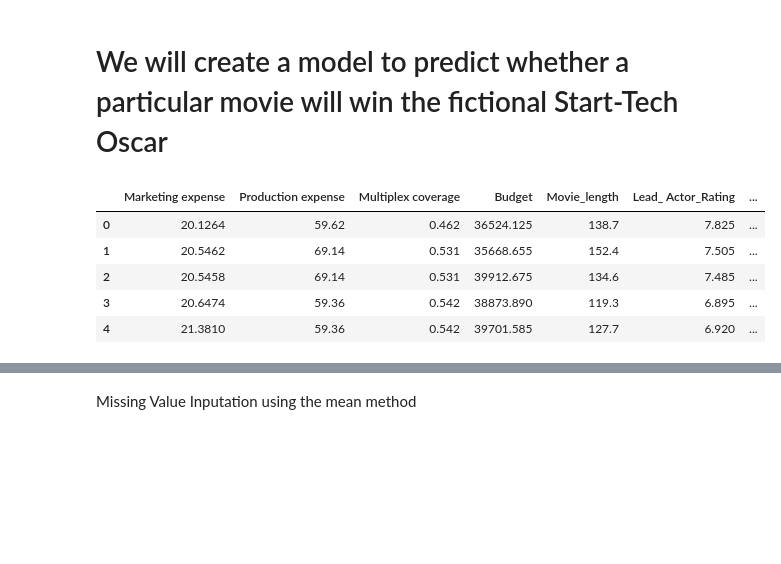
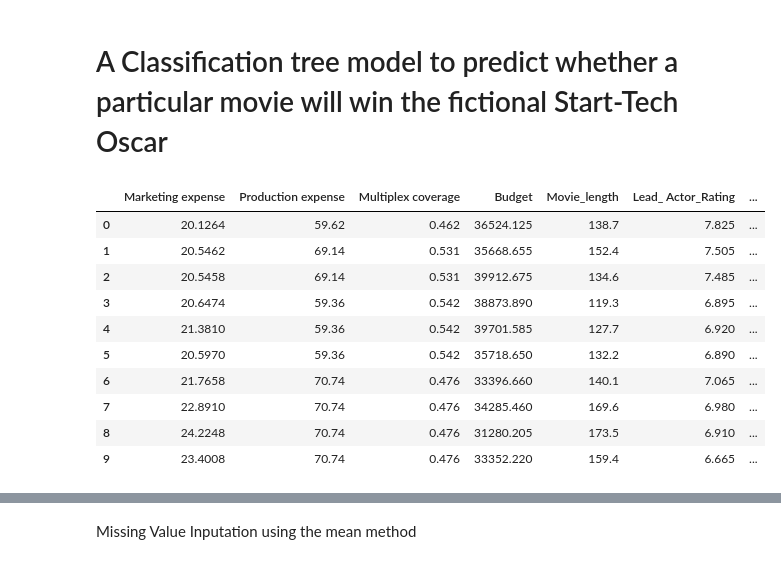
Before and after one commit to luch91/PYTHON-MACHINE-LEARNING-DEEP-LEARNING, a Jupyter notebook: Decision Tree/classification_tree.ipynb, the cells around one changed output, grey strips where cells are left out. Saved outputs shown, nothing was run; the diff lists cells and outputs as text; code cells hidden in the pictures; blank space fills up the shorter version.

```diff
--- a/Decision Tree/classification_tree.ipynb
+++ b/Decision Tree/classification_tree.ipynb
@@ -1,21 +1,26 @@
 # %% [markdown]
-# We will create a model to predict whether a particular movie will win the fictional Start-Tech Oscar
+# A Classification tree model to predict whether a particular movie will win the fictional Start-Tech Oscar
 # %%
 import numpy as np
 import pandas as pd
 import seaborn as sns
 import matplotlib.pyplot as plt
 # %%
-df = pd.read_csv("Movie_classification_data.csv", header=0)
+df = pd.read_csv("Movie_classificaton_data.csv", header=0)
 # %%
-df.head()
+df.head(10)
 # %% [output]
 |  | Marketing expense | Production expense | Multiplex coverage | Budget | Movie_length | Lead_ Actor_Rating | ... |
 | 0 | 20.1264 | 59.62 | 0.462 | 36524.125 | 138.7 | 7.825 | ... |
 | 1 | 20.5462 | 69.14 | 0.531 | 35668.655 | 152.4 | 7.505 | ... |
 | 2 | 20.5458 | 69.14 | 0.531 | 39912.675 | 134.6 | 7.485 | ... |
 | 3 | 20.6474 | 59.36 | 0.542 | 38873.890 | 119.3 | 6.895 | ... |
 | 4 | 21.3810 | 59.36 | 0.542 | 39701.585 | 127.7 | 6.920 | ... |
+| 5 | 20.5970 | 59.36 | 0.542 | 35718.650 | 132.2 | 6.890 | ... |
+| 6 | 21.7658 | 70.74 | 0.476 | 33396.660 | 140.1 | 7.065 | ... |
+| 7 | 22.8910 | 70.74 | 0.476 | 34285.460 | 169.6 | 6.980 | ... |
+| 8 | 24.2248 | 70.74 | 0.476 | 31280.205 | 173.5 | 6.910 | ... |
+| 9 | 23.4008 | 70.74 | 0.476 | 33352.220 | 159.4 | 6.665 | ... |
 # %%
 df.info()
 # %% [output]
```
Also changed, not shown: parts of 25 cells of this notebook.
